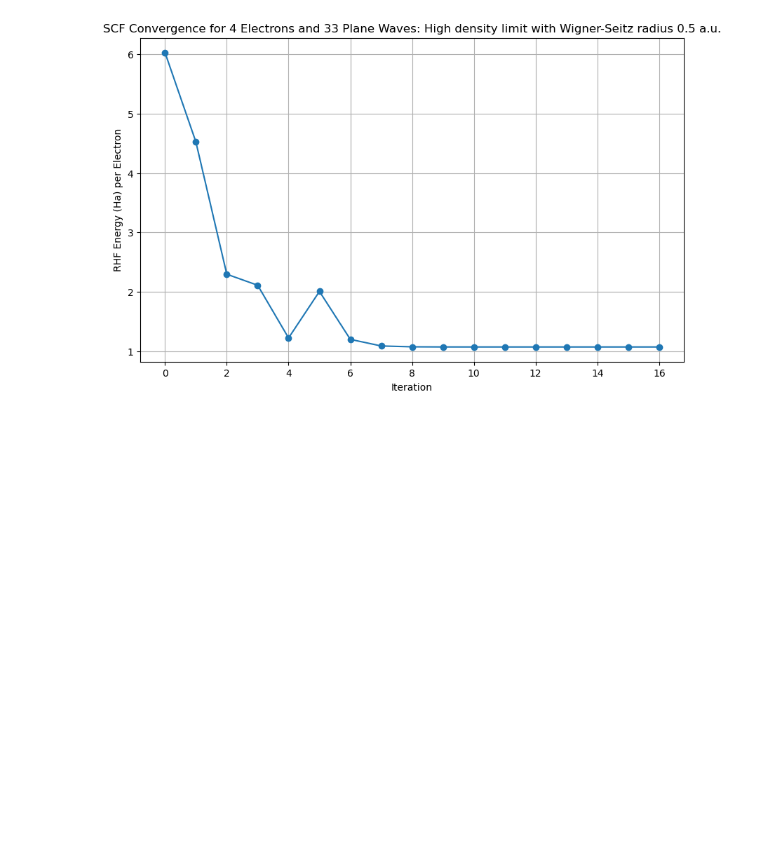
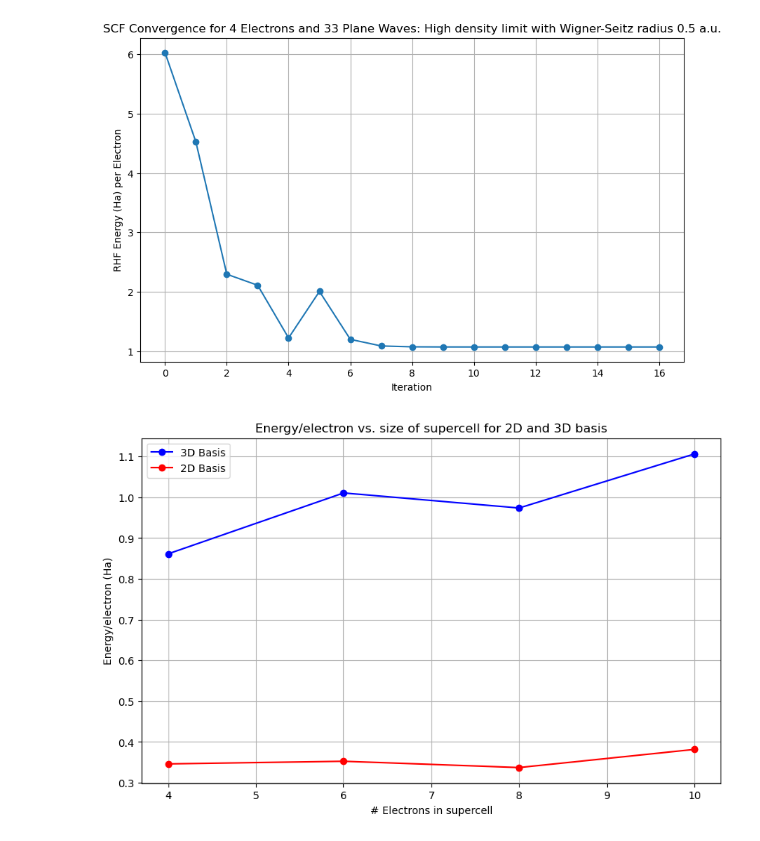
Before and after one commit to pkozlows/rotation_projects, a Jupyter notebook: hf_ueg/plt/scf.ipynb, the cells around one changed output. Cells and saved outputs as stored; diff of their text form; code cells hidden in the pictures; blank space fills up the shorter version.

Commit message:
made plots

```diff
--- a/hf_ueg/plt/scf.ipynb
+++ b/hf_ueg/plt/scf.ipynb
@@ -58,3 +58,41 @@ plt.grid(True)
 plt.show()
 # %% [output]
 [figure]
+# %%
+import matplotlib.pyplot as plt
+
+# Initialize data storage
+n_elec = []
+energy_3d = []
+energy_2d = []
+
+# Read the data from the file
+with open('scf_dimension.txt', 'r') as file:
+    lines = file.readlines()
+
+    for i in range(0, len(lines), 3):  # Each block has 3 lines
+        if "Number of electrons:" in lines[i]:
+            # Extract number of electrons
+            n = int(lines[i].split()[-1])
+            n_elec.append(n)
+
+            # Extract energies
+            energy_3d.append(float(lines[i+1].strip()))
+            energy_2d.append(float(lines[i+2].strip()))
+
+# Create the plot
+plt.figure(figsize=(10, 6))
+plt.plot(n_elec, energy_3d, marker='o', label='3D Basis', color='b')
+plt.plot(n_elec, energy_2d, marker='o', label='2D Basis', color='r')
+
+# Adding titles and labels
+plt.title('Energy/electron vs. size of supercell for 2D and 3D basis')
+plt.xlabel('# Electrons in supercell')
+plt.ylabel('Energy/electron (Ha)')
+plt.legend()
+plt.grid(True)
+
+# Save and show the plot
+plt.show()
+# %% [output]
+[figure, added]
```
Also changed, not shown: parts of 1 cell of this notebook, 37 other files.
